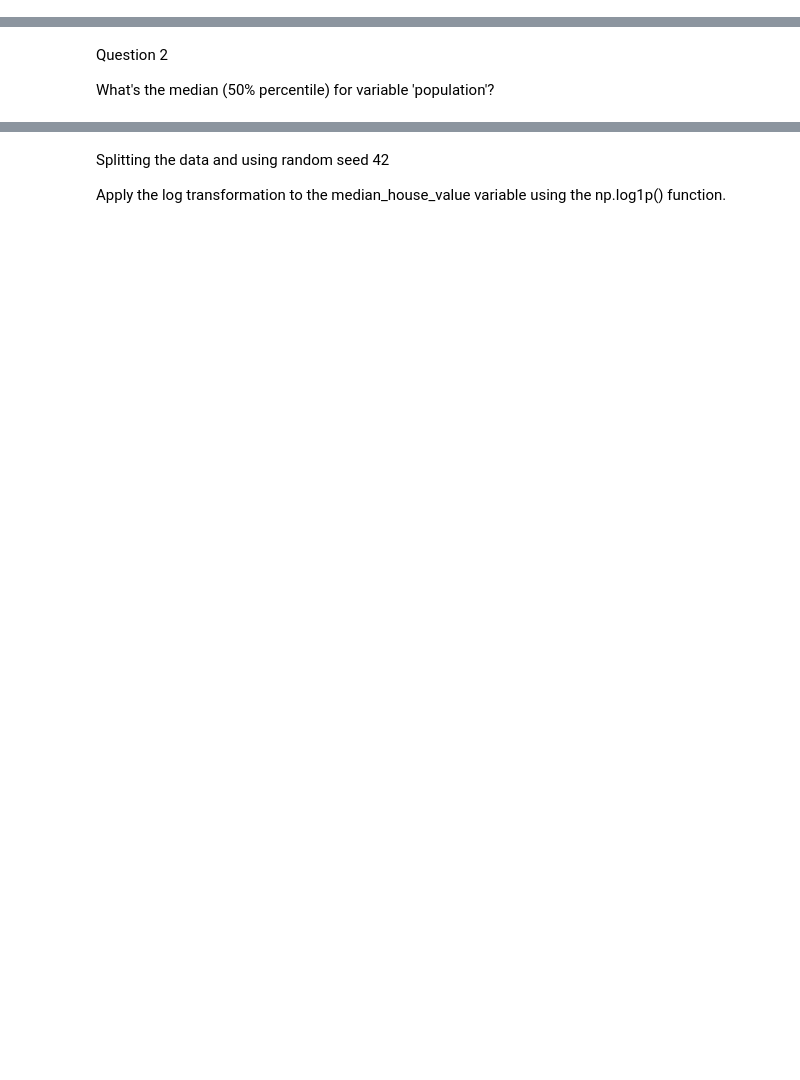
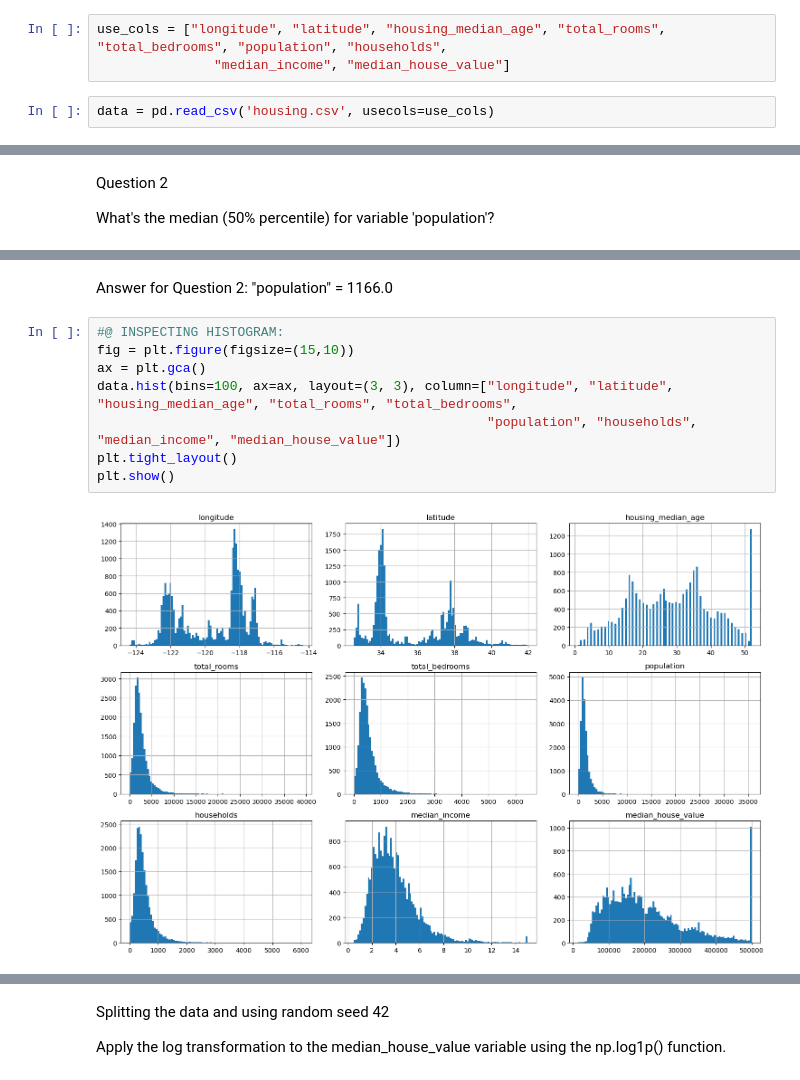
Before and after one commit to chikabella24/ML-Zoomcamp-Homework, a Jupyter notebook: Homework 2 mlzoomcamp.ipynb, the cells around one changed output, grey strips where cells are left out. Drawn from its saved outputs; the diff is of its cells as text; blank space fills up the shorter version.

```diff
--- a/Homework 2 mlzoomcamp.ipynb
+++ b/Homework 2 mlzoomcamp.ipynb
@@ -13,3 +14,8 @@ Exploratory Data Analysis
 # %%
 housing = pd.read_csv(r'\Users\User\Documents\housing.csv')
+# %%
+use_cols = ["longitude", "latitude", "housing_median_age", "total_rooms", "total_bedrooms", "population", "households",
+               "median_income", "median_house_value"]
+# %%
+data = pd.read_csv('housing.csv', usecols=use_cols)
 # %%
@@ -87,0 +127,12 @@ n
+# %% [markdown]
+Answer for Question 2: "population" = 1166.0
+# %%
+#@ INSPECTING HISTOGRAM:
+fig = plt.figure(figsize=(15,10))
+ax = plt.gca()
+data.hist(bins=100, ax=ax, layout=(3, 3), column=["longitude", "latitude", "housing_median_age", "total_rooms", "total_bedrooms",
+                                                  "population", "households", "median_income", "median_house_value"])
+plt.tight_layout()
+plt.show()
+# %% [output]
+[figure, added]
```
Also changed, not shown: parts of 99 cells of this notebook.
